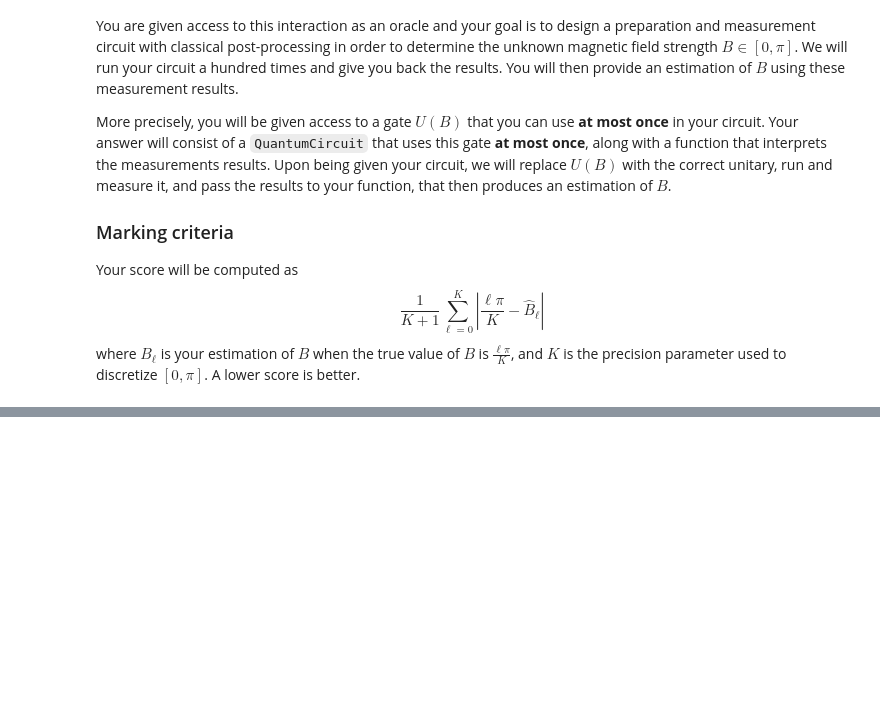
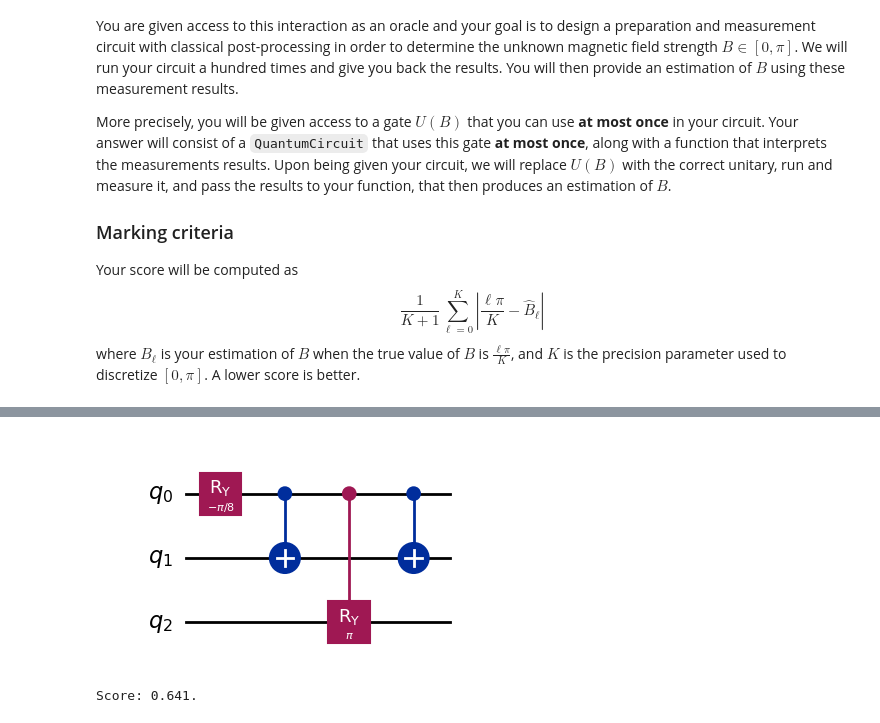
Before and after one commit to chaotiquetaurus/hackaton_interesemestre2, a Jupyter notebook: Sandbox/Question_omar.ipynb, the cells around one changed output, grey strips where cells are left out. Cells and saved outputs as stored; diff of their text form; code cells hidden in the pictures; blank space fills up the shorter version.

Commit message:
q8 score: 0,641

```diff
--- a/Sandbox/Question_omar.ipynb
+++ b/Sandbox/Question_omar.ipynb
@@ -623,10 +695,18 @@ where $\ket{?}$ is the unknown state and the measurements are in the computation
 Your unitary will be ranked based on the probability that the guess is correct, i.e.
 $$\frac13\sum_i\mathbb{P}\left[\text{Measurement guesses state was }\ket{\psi_i}\middle|\text{State was }\ket{\psi_i}\right]\,.$$
 # %%
+import numpy as np
 from qiskit import QuantumCircuit
 
 qc = QuantumCircuit(3)
-# YOUR CODE HERE
+qc.ry(-np.pi / 8, 0)
+qc.cx(0, 1)
+qc.cry( np.pi , 0, 2)
+qc.cx(0, 1)
+
+qc.draw("mpl")
+# %% [output]
+[figure, added]
 # %%
 # SCORING CELL
 
@@ -657,3 +737,5 @@ def test_which_state_did_i_send(qc: QuantumCircuit) -> float:
     return res
 
 print(f"Score: {test_which_state_did_i_send(qc):.3f}.")
+# %% [output]
+Score: 0.641.
```
Also changed, not shown: parts of 10 cells of this notebook, 1 other file.
